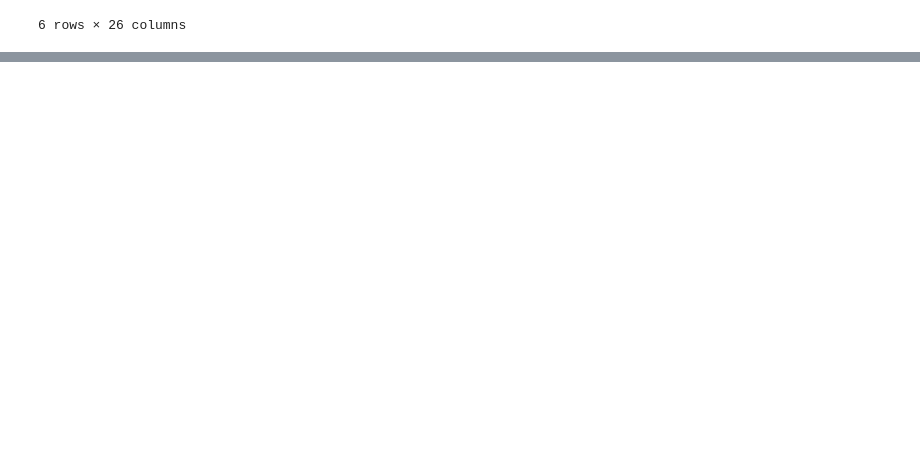
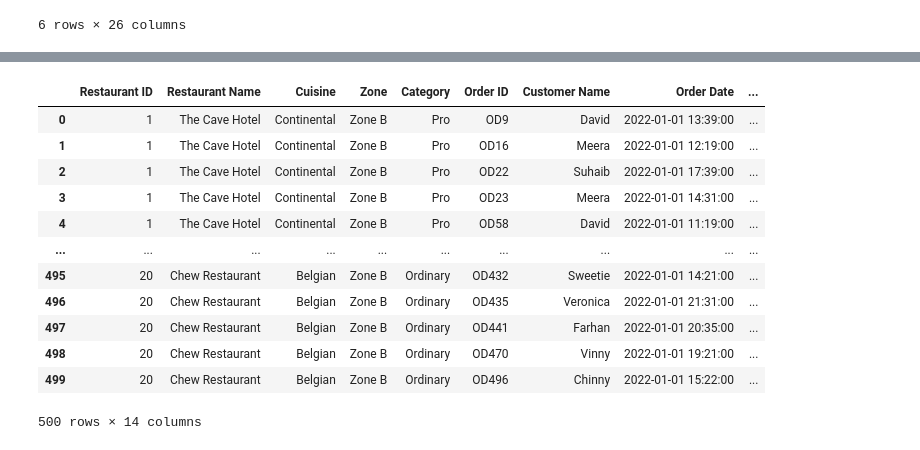
Before and after one commit to Sai-Preetham007/AI-ML, a Jupyter notebook: 2. Data Handling/EDA.ipynb, the cells around one changed output, grey strips where cells are left out. Saved outputs shown, nothing was run; the diff lists cells and outputs as text; code cells hidden in the pictures; blank space fills up the shorter version.

```diff
--- a/2. Data Handling/EDA.ipynb
+++ b/2. Data Handling/EDA.ipynb
@@ -807,0 +822,4 @@ df.loc[100:105].reset_index(drop=True)
+# %%
+res_df = pd.read_excel("/Users/saipreetham/Documents/AI-ML/Data_Sets/Restaurant/Restaurants.xlsx")
+
+display(res_df.head(10))
@@ -807,0 +838,4 @@ df.loc[100:105].reset_index(drop=True)
+# %%
+orders_df = pd.read_excel("/Users/saipreetham/Documents/AI-ML/Data_Sets/Restaurant/Orders.xlsx")
+
+display(orders_df.head())
@@ -807,0 +855,2 @@ df.loc[100:105].reset_index(drop=True)
+# %%
+res_df.rename(columns={"RestaurantID" : "Restaurant ID", "RestaurantName" : "Restaurant Name"}, inplace=True)
@@ -807,0 +904,16 @@ df.loc[100:105].reset_index(drop=True)
+# %%
+pd.merge(res_df, orders_df, on="Restaurant ID", how="inner")
+# %% [output]
+|  | Restaurant ID | Restaurant Name | Cuisine | Zone | Category | Order ID | Customer Name | Order Date | ... |
+| 0 | 1 | The Cave Hotel | Continental | Zone B | Pro | OD9 | David | 2022-01-01 13:39:00 | ... |
+| 1 | 1 | The Cave Hotel | Continental | Zone B | Pro | OD16 | Meera | 2022-01-01 12:19:00 | ... |
+| 2 | 1 | The Cave Hotel | Continental | Zone B | Pro | OD22 | Suhaib | 2022-01-01 17:39:00 | ... |
+| 3 | 1 | The Cave Hotel | Continental | Zone B | Pro | OD23 | Meera | 2022-01-01 14:31:00 | ... |
+| 4 | 1 | The Cave Hotel | Continental | Zone B | Pro | OD58 | David | 2022-01-01 11:19:00 | ... |
+| ... | ... | ... | ... | ... | ... | ... | ... | ... | ... |
+| 495 | 20 | Chew Restaurant | Belgian | Zone B | Ordinary | OD432 | Sweetie | 2022-01-01 14:21:00 | ... |
+| 496 | 20 | Chew Restaurant | Belgian | Zone B | Ordinary | OD435 | Veronica | 2022-01-01 21:31:00 | ... |
+| 497 | 20 | Chew Restaurant | Belgian | Zone B | Ordinary | OD441 | Farhan | 2022-01-01 20:35:00 | ... |
+| 498 | 20 | Chew Restaurant | Belgian | Zone B | Ordinary | OD470 | Vinny | 2022-01-01 19:21:00 | ... |
+| 499 | 20 | Chew Restaurant | Belgian | Zone B | Ordinary | OD496 | Chinny | 2022-01-01 15:22:00 | ... |
+500 rows × 14 columns
```
Also changed, not shown: parts of 8 cells of this notebook.
